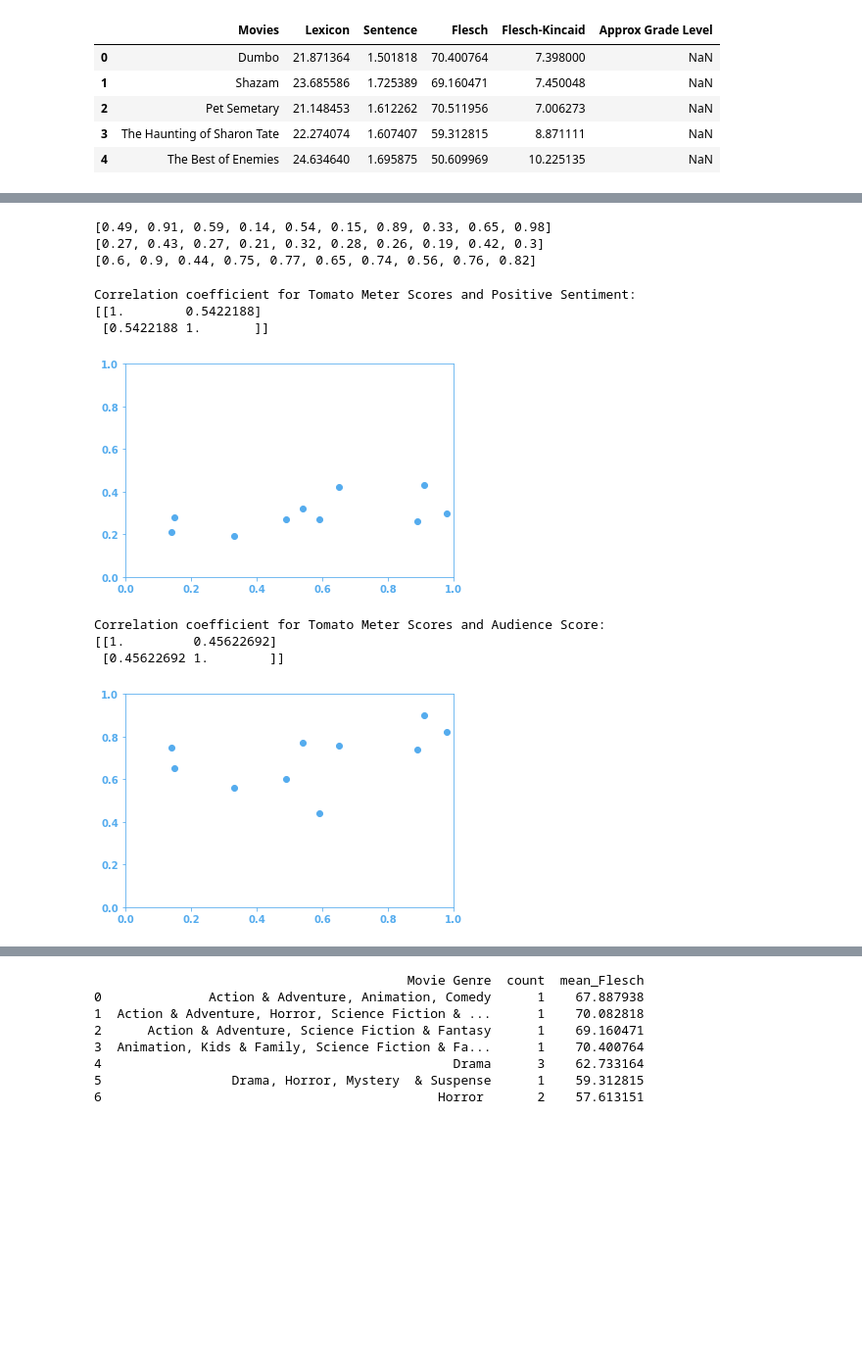
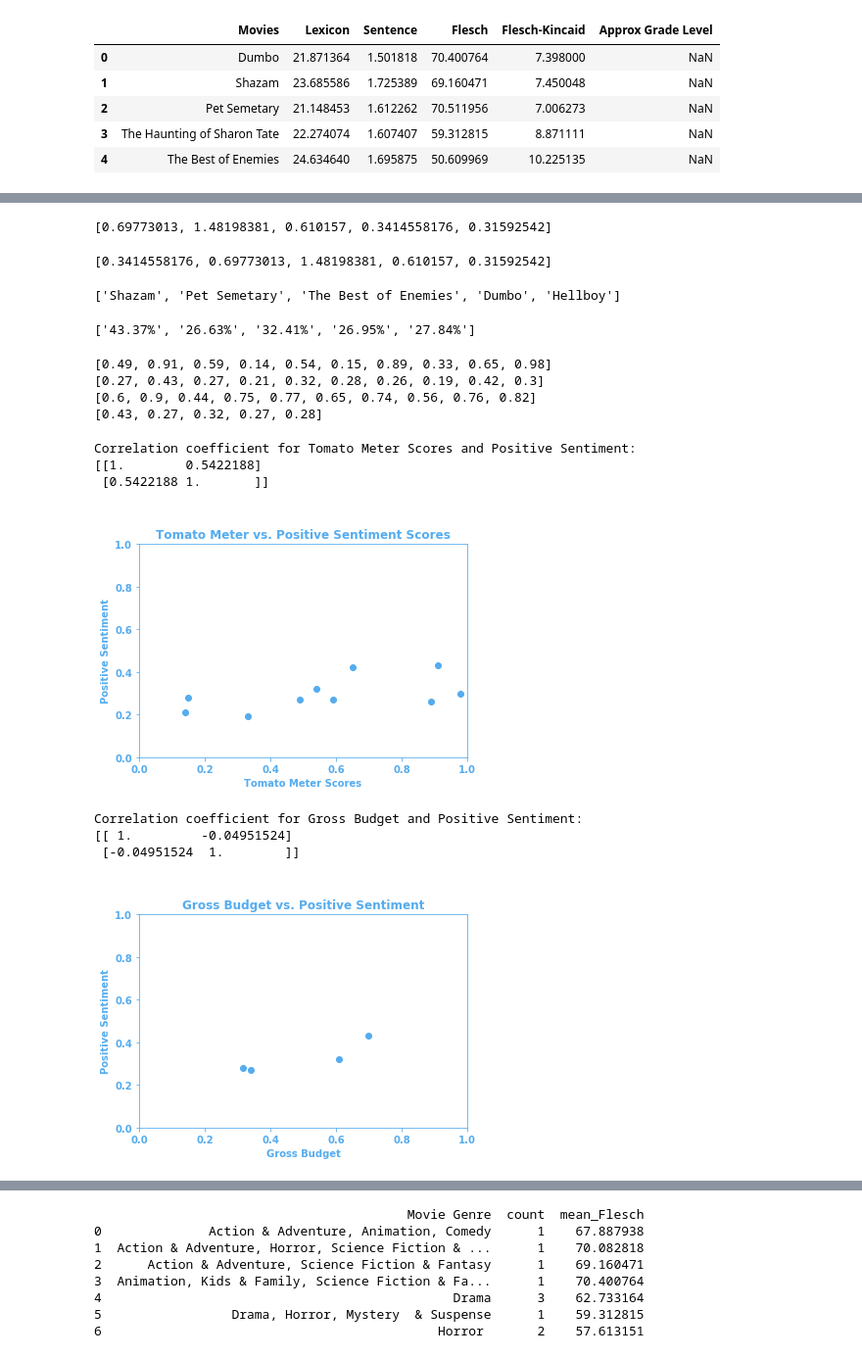
Before and after one commit to jkrovitz/Collective_Intelligence_Final_Project, a Jupyter notebook: PlottingResults.ipynb, the cells around one changed output, grey strips where cells are left out. Shown at 98% size. Saved outputs shown, nothing was run; the diff lists cells and outputs as text; code cells hidden in the pictures; blank space fills up the shorter version.

Commit message:
Made some additional scatter plots.

```diff
--- a/PlottingResults.ipynb
+++ b/PlottingResults.ipynb
@@ -77,6 +126,27 @@ audience_score_percent_list = tomato_pos_combo_df['AUDIENCE SCORE'].tolist()
 movie_list = tomato_pos_combo_df['Movies'].tolist()
 # %%
 movie_id_list = tomato_pos_combo_df['Movie_Id'].tolist()
+# %%
+gross_budget_list = reviews_box_office_combo_df ['Gross / Budget_y'].tolist()
+gross_budget_list
+# %% [output]
+[0.69773013, 1.48198381, 0.610157, 0.3414558176, 0.31592542]
+# %%
+gross_budget_list_for_flesch =  literacy_box_office_combo_df['Gross / Budget'].tolist()
+gross_budget_list_for_flesch
+# %% [output]
+[0.3414558176, 0.69773013, 1.48198381, 0.610157, 0.31592542]
+# %%
+movies_in_gross_budget_list = reviews_box_office_combo_df['Movies'].tolist()
+movies_in_gross_budget_list
+# %% [output]
+['Shazam', 'Pet Semetary', 'The Best of Enemies', 'Dumbo', 'Hellboy']
+# %%
+sentiment_in_gross_budget_percent_list  = review_sentiment_box_office_combo_df['Positive '].tolist()
+
+sentiment_in_gross_budget_percent_list
+# %% [output]
+['43.37%', '26.63%', '32.41%', '26.95%', '27.84%']
 # %%
 #Convert percents to floats.
 
@@ -97,16 +167,24 @@ print(positive_sentiment_float_list)
 
 audience_score_float_list = convert_to_float(audience_score_percent_list)
 print(audience_score_float_list)
+
+
+sentiment_in_gross_budget_float_list = convert_to_float(sentiment_in_gross_budget_percent_list )
+print(sentiment_in_gross_budget_float_list)
 # %% [output]
 [0.49, 0.91, 0.59, 0.14, 0.54, 0.15, 0.89, 0.33, 0.65, 0.98]
 [0.27, 0.43, 0.27, 0.21, 0.32, 0.28, 0.26, 0.19, 0.42, 0.3]
 [0.6, 0.9, 0.44, 0.75, 0.77, 0.65, 0.74, 0.56, 0.76, 0.82]
+[0.43, 0.27, 0.32, 0.27, 0.28]
 # %%
 from numpy import *
 from matplotlib.pyplot import *
 
 def make_scatter_plot_and_calculate_correlation_coefficient(x, y, plt_title, x_label, y_label, img_file_path):
+
+
     fig, ax = plt.subplots(edgecolor='#55acee', facecolor='white')
+    ax.scatter(x, y, color='#55acee')
 
     ax.tick_params(axis='x', color='#55acee')
     ax.tick_params(axis='y', color='#55acee')
@@ -119,43 +197,44 @@ def make_scatter_plot_and_calculate_correlation_coefficient(x, y, plt_title, x_l
     ax.xaxis.set_major_formatter(FormatStrFormatter('%0.1f'))
     ax.yaxis.set_major_formatter(FormatStrFormatter('%0.1f'))
 
     ax.spines['bottom'].set_color('#55acee')
     ax.spines['top'].set_color('#55acee')
     ax.spines['right'].set_color('#55acee')
     ax.spines['left'].set_color('#55acee')
-    ax.scatter(x, y, color='#55acee')
 
     print('Correlation coefficient for ' + x_label + ' and ' + y_label + ':')
     print(np.corrcoef(x, y))
 
-    plt.savefig(img_file_path)
+    plt.title('\n' + plt_title, color='#55acee', fontweight='bold')
+    plt.xlabel(x_label, fontweight='bold', color='#55acee')
+    plt.ylabel(y_label, fontweight='bold', color='#55acee')
 
 
 
 
 
 
 
 
 
 
 
 
 
 
 make_scatter_plot_and_calculate_correlation_coefficient(tomato_float_list, positive_sentiment_float_list, 'Tomato Meter vs. Positive Sentiment Scores', 'Tomato Meter Scores', 'Positive Sentiment', 'PLOTS_AND_ASSOCIATED_ITEMS/PLOT_PICS/tomato_pos_scatter_plt.png')
 # %% [output]
 Correlation coefficient for Tomato Meter Scores and Positive Sentiment:
 [[1.        0.5422188]
  [0.5422188 1.       ]]
-[figure, old version]
+[figure, new version]
-# %%
-make_scatter_plot_and_calculate_correlation_coefficient(tomato_float_list, audience_score_float_list, 'Tomato Meter vs. Audience Scores', 'Tomato Meter Scores', 'Audience Score', 'PLOTS_AND_ASSOCIATED_ITEMS/PLOT_PICS/tomato_audience_scatter_plt.png')
-# %% [output]
-Correlation coefficient for Tomato Meter Scores and Audience Score:
-[[1.         0.45622692]
- [0.45622692 1.        ]]
-[figure, removed]
+# %%
+make_scatter_plot_and_calculate_correlation_coefficient(gross_budget_list, sentiment_in_gross_budget_float_list, 'Gross Budget vs. Positive Sentiment','Gross Budget', 'Positive Sentiment', 'PLOTS_AND_ASSOCIATED_ITEMS/PLOT_PICS/gross_budget_pos_sentiment_scatter_plt.png')
+# %% [output]
+Correlation coefficient for Gross Budget and Positive Sentiment:
+[[ 1.         -0.04951524]
+ [-0.04951524  1.        ]]
+[figure, added]
 # %%
 genre_and_literacy_combo_df = pd.merge(genre_df, literacy_df)
 
```
Also changed, not shown: parts of 9 cells of this notebook, 3 other files.
